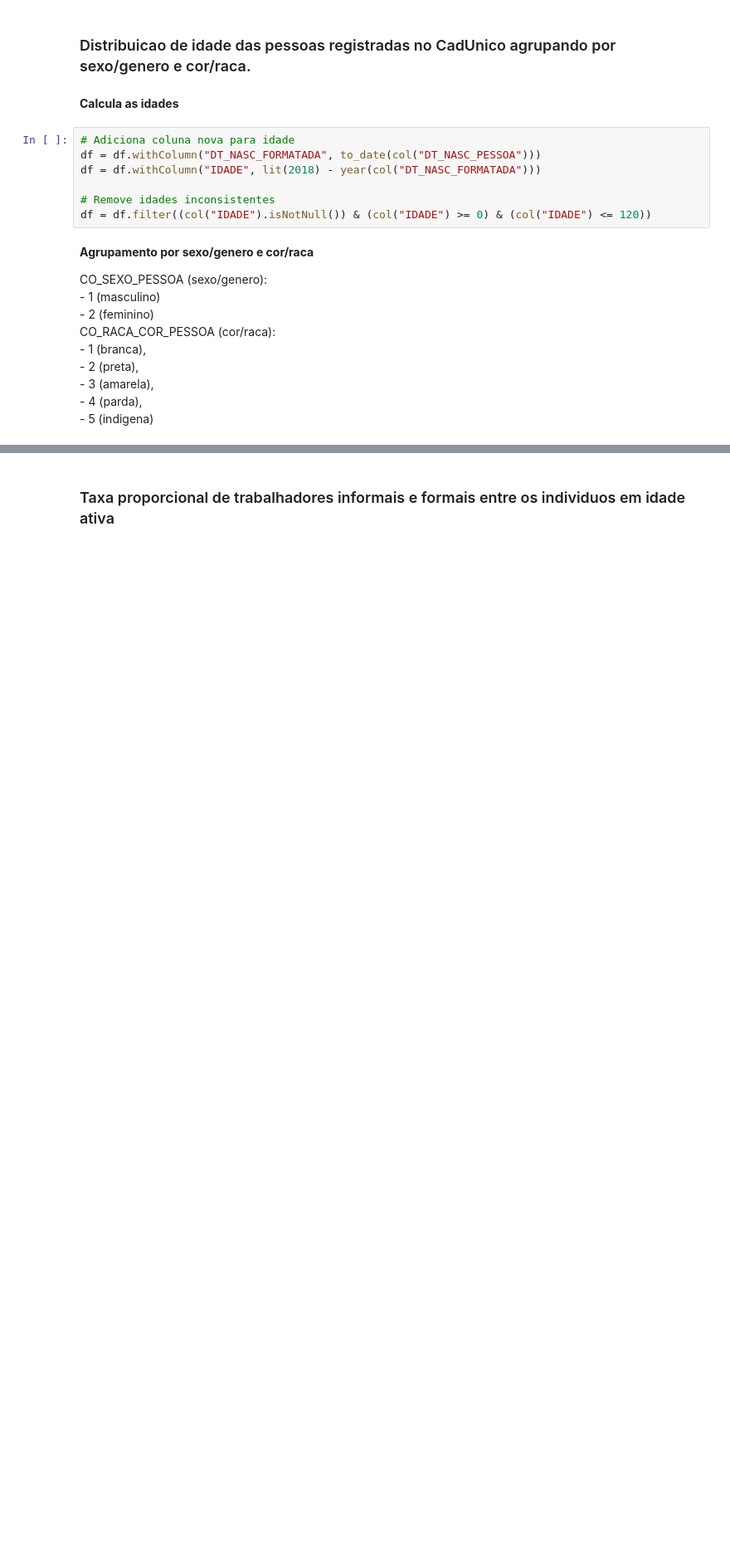
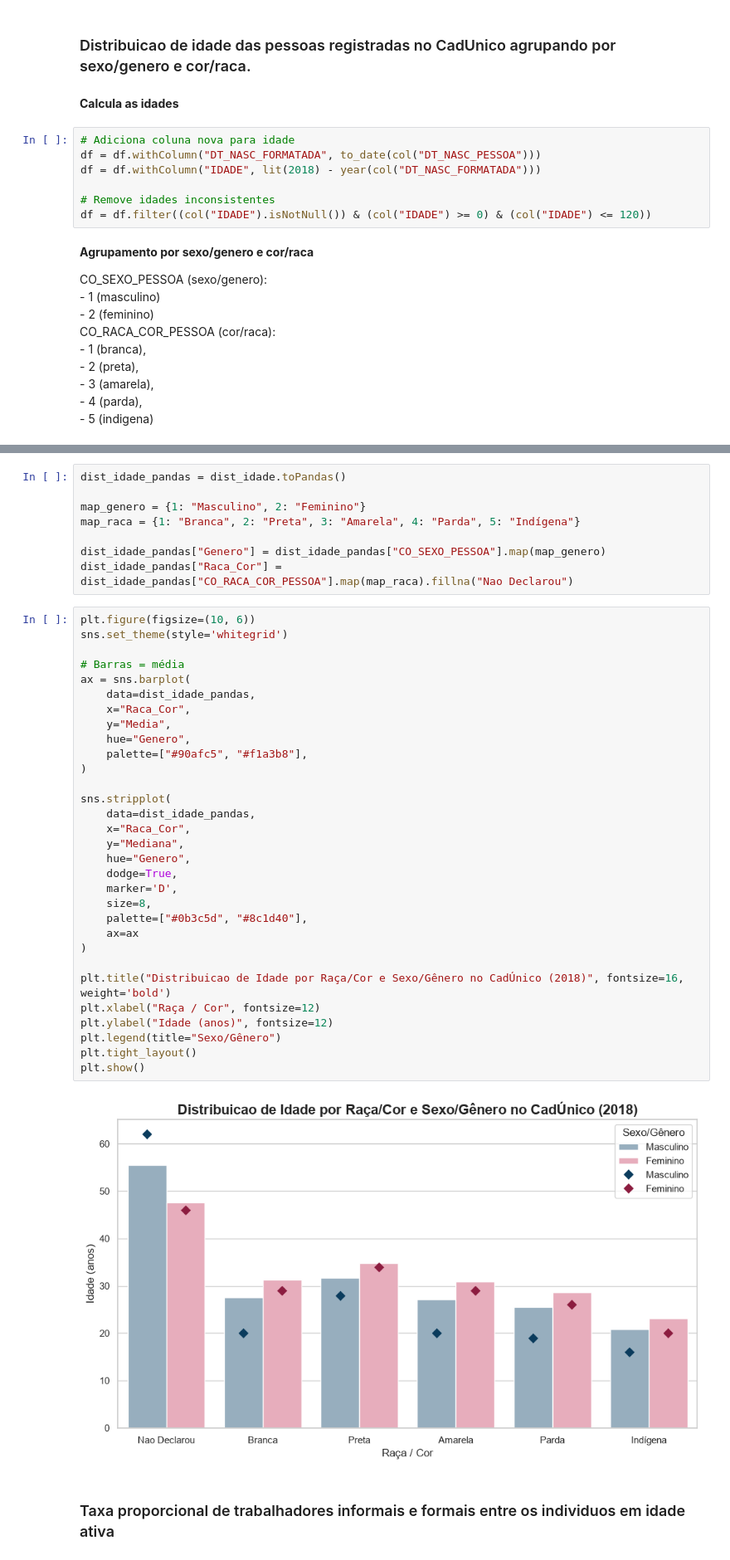
Before and after one commit to Voamorim/TecnologiasDataScience, a Jupyter notebook: PandasIBGE/main.ipynb, the cells around one changed output, grey strips where cells are left out. Shown at 83% size. Saved outputs shown, nothing was run; the diff lists cells and outputs as text; blank space fills up the shorter version.

Commit message:
add: visualizações etapa 1

```diff
--- a/PandasIBGE/main.ipynb
+++ b/PandasIBGE/main.ipynb
@@ -63,3 +77,44 @@ dist_idade.show()
+# %%
+dist_idade_pandas = dist_idade.toPandas()
+
+map_genero = {1: "Masculino", 2: "Feminino"}
+map_raca = {1: "Branca", 2: "Preta", 3: "Amarela", 4: "Parda", 5: "Indígena"}
+
+dist_idade_pandas["Genero"] = dist_idade_pandas["CO_SEXO_PESSOA"].map(map_genero)
+dist_idade_pandas["Raca_Cor"] = dist_idade_pandas["CO_RACA_COR_PESSOA"].map(map_raca).fillna("Nao Declarou")
+# %%
+plt.figure(figsize=(10, 6))
+sns.set_theme(style='whitegrid')
+
+# Barras = média
+ax = sns.barplot(
+    data=dist_idade_pandas,
+    x="Raca_Cor",
+    y="Media",
+    hue="Genero",
+    palette=["#90afc5", "#f1a3b8"],
+)
+
+sns.stripplot(
+    data=dist_idade_pandas,
+    x="Raca_Cor",
+    y="Mediana",
+    hue="Genero",
+    dodge=True,
+    marker='D',
+    size=8,
+    palette=["#0b3c5d", "#8c1d40"],
+    ax=ax
+)
+
+plt.title("Distribuicao de Idade por Raça/Cor e Sexo/Gênero no CadÚnico (2018)", fontsize=16, weight='bold')
+plt.xlabel("Raça / Cor", fontsize=12)
+plt.ylabel("Idade (anos)", fontsize=12)
+plt.legend(title="Sexo/Gênero")
+plt.tight_layout()
+plt.show()
+# %% [output]
+[figure, added]
 # %% [markdown]
 ### Taxa proporcional de trabalhadores informais e formais entre os individuos em idade ativa
 # %%
```
Also changed, not shown: parts of 16 cells of this notebook.
